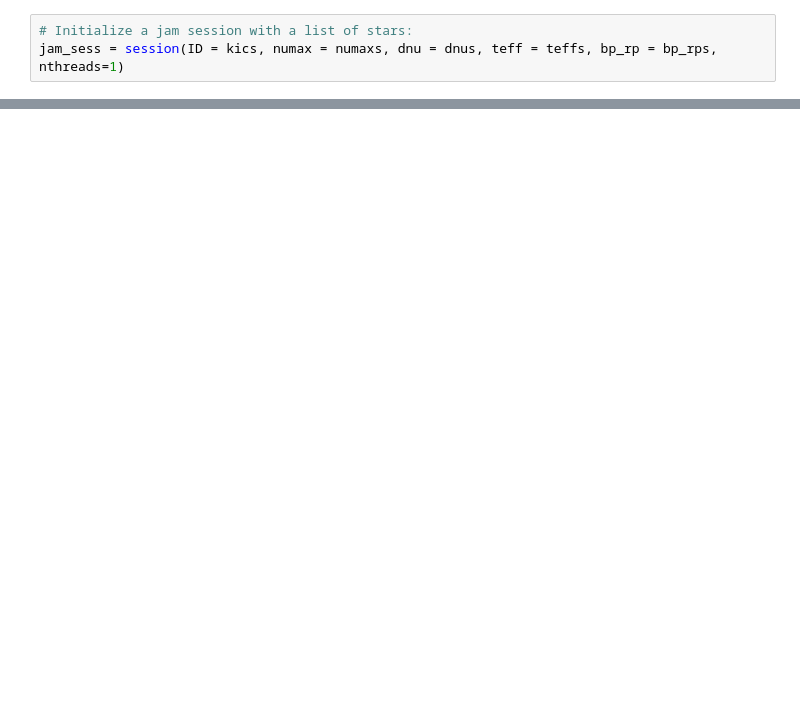
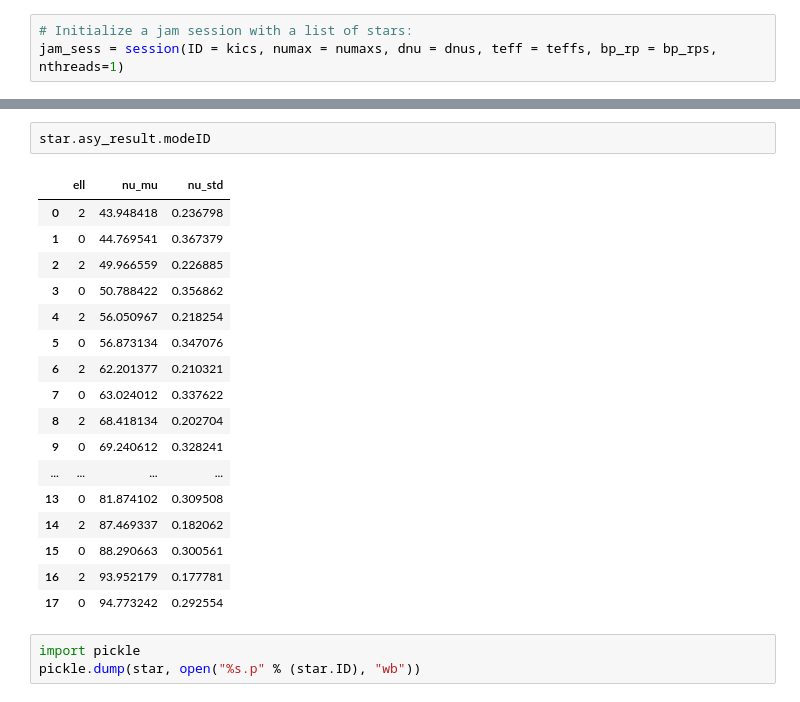
Before and after one commit to grd349/PBjam, a Jupyter notebook: Example10.ipynb, the cells around one changed output, grey strips where cells are left out. Cells and saved outputs as stored; diff of their text form; blank space fills up the shorter version.

```diff
--- a/Example10.ipynb
+++ b/Example10.ipynb
@@ -30,0 +70,23 @@ fig = jam_sess.stars[idx].plot_asyfit()
+# %%
+star.asy_result.modeID
+# %% [output]
+|  | ell | nu_mu | nu_std |
+| 0 | 2 | 43.948418 | 0.236798 |
+| 1 | 0 | 44.769541 | 0.367379 |
+| 2 | 2 | 49.966559 | 0.226885 |
+| 3 | 0 | 50.788422 | 0.356862 |
+| 4 | 2 | 56.050967 | 0.218254 |
+| 5 | 0 | 56.873134 | 0.347076 |
+| 6 | 2 | 62.201377 | 0.210321 |
+| 7 | 0 | 63.024012 | 0.337622 |
+| 8 | 2 | 68.418134 | 0.202704 |
+| 9 | 0 | 69.240612 | 0.328241 |
+| ... | ... | ... | ... |
+| 13 | 0 | 81.874102 | 0.309508 |
+| 14 | 2 | 87.469337 | 0.182062 |
+| 15 | 0 | 88.290663 | 0.300561 |
+| 16 | 2 | 93.952179 | 0.177781 |
+| 17 | 0 | 94.773242 | 0.292554 |
+# %%
+import pickle
+pickle.dump(star, open("%s.p" % (star.ID), "wb"))
```
Also changed, not shown: parts of 5 cells of this notebook, 2 other files.
